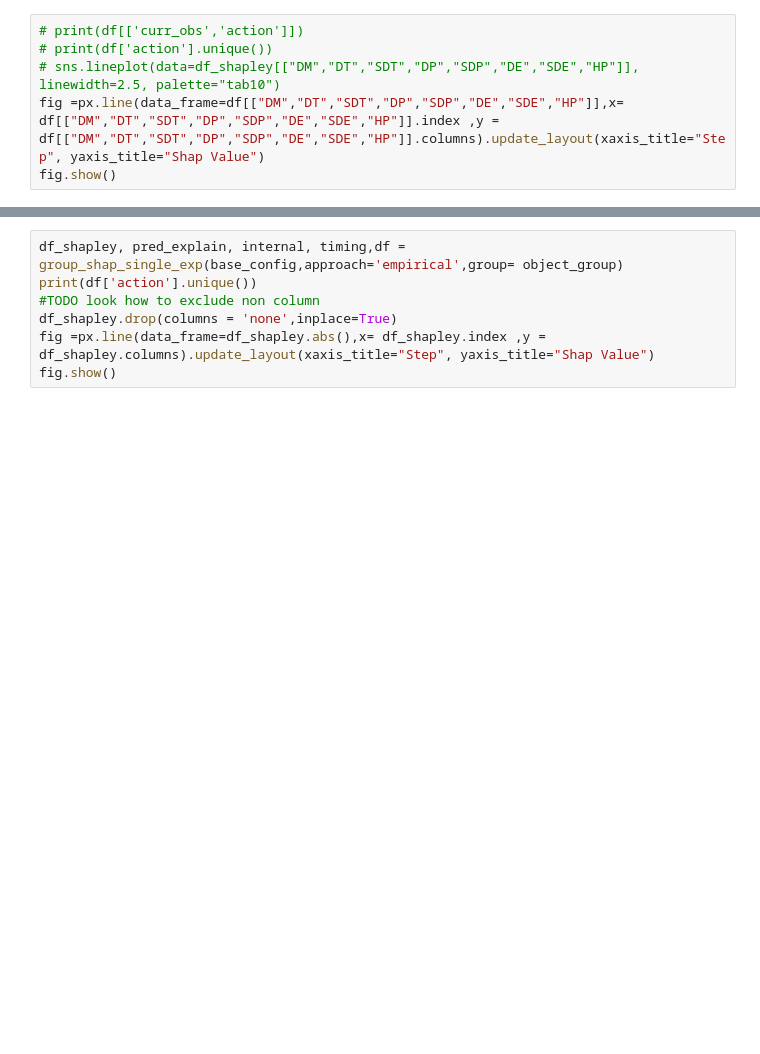
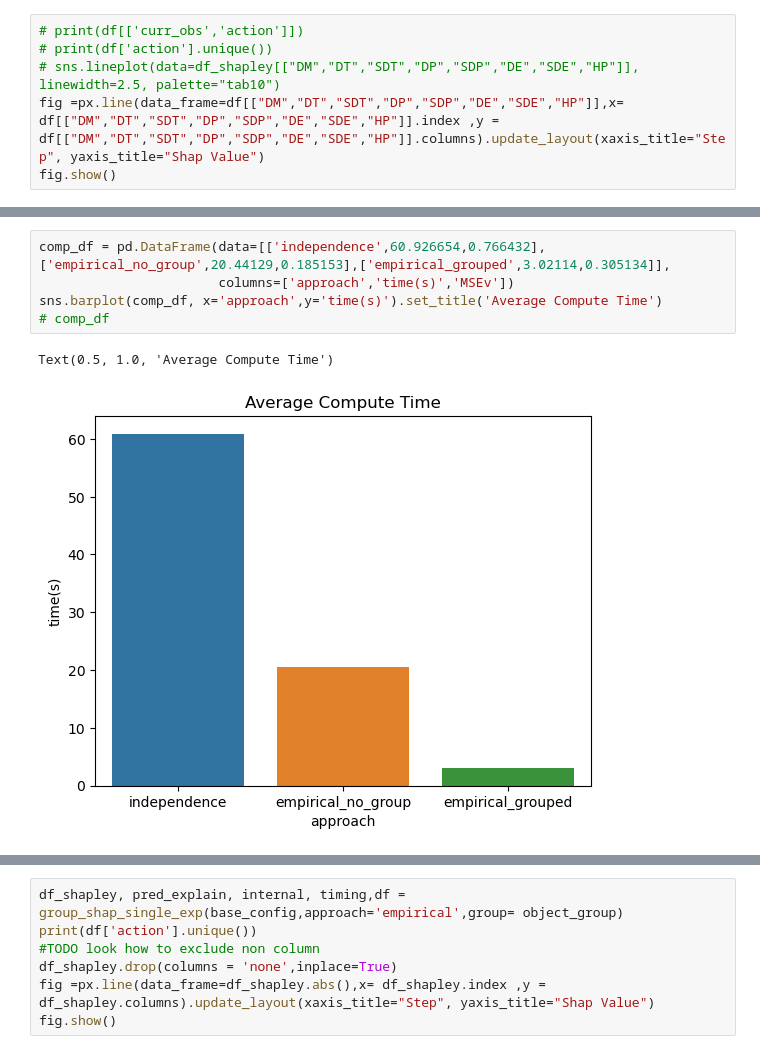
Before and after one commit to AlexVogt1/gym-md, a Jupyter notebook: groupshap.ipynb, the cells around one changed output, grey strips where cells are left out. Saved outputs shown, nothing was run; the diff lists cells and outputs as text; blank space fills up the shorter version.

```diff
--- a/groupshap.ipynb
+++ b/groupshap.ipynb
@@ -1418,0 +1645,8 @@ Name: curr_obs, Length: 120, dtype: object
+# %%
+comp_df = pd.DataFrame(data=[['independence',60.926654,0.766432],['empirical_no_group',20.44129,0.185153],['empirical_grouped',3.02114,0.305134]],
+                       columns=['approach','time(s)','MSEv'])
+sns.barplot(comp_df, x='approach',y='time(s)').set_title('Average Compute Time')
+# comp_df
+# %% [output]
+Text(0.5, 1.0, 'Average Compute Time')
+[figure, added]
```
Also changed, not shown: parts of 15 cells of this notebook, 23 other files.
